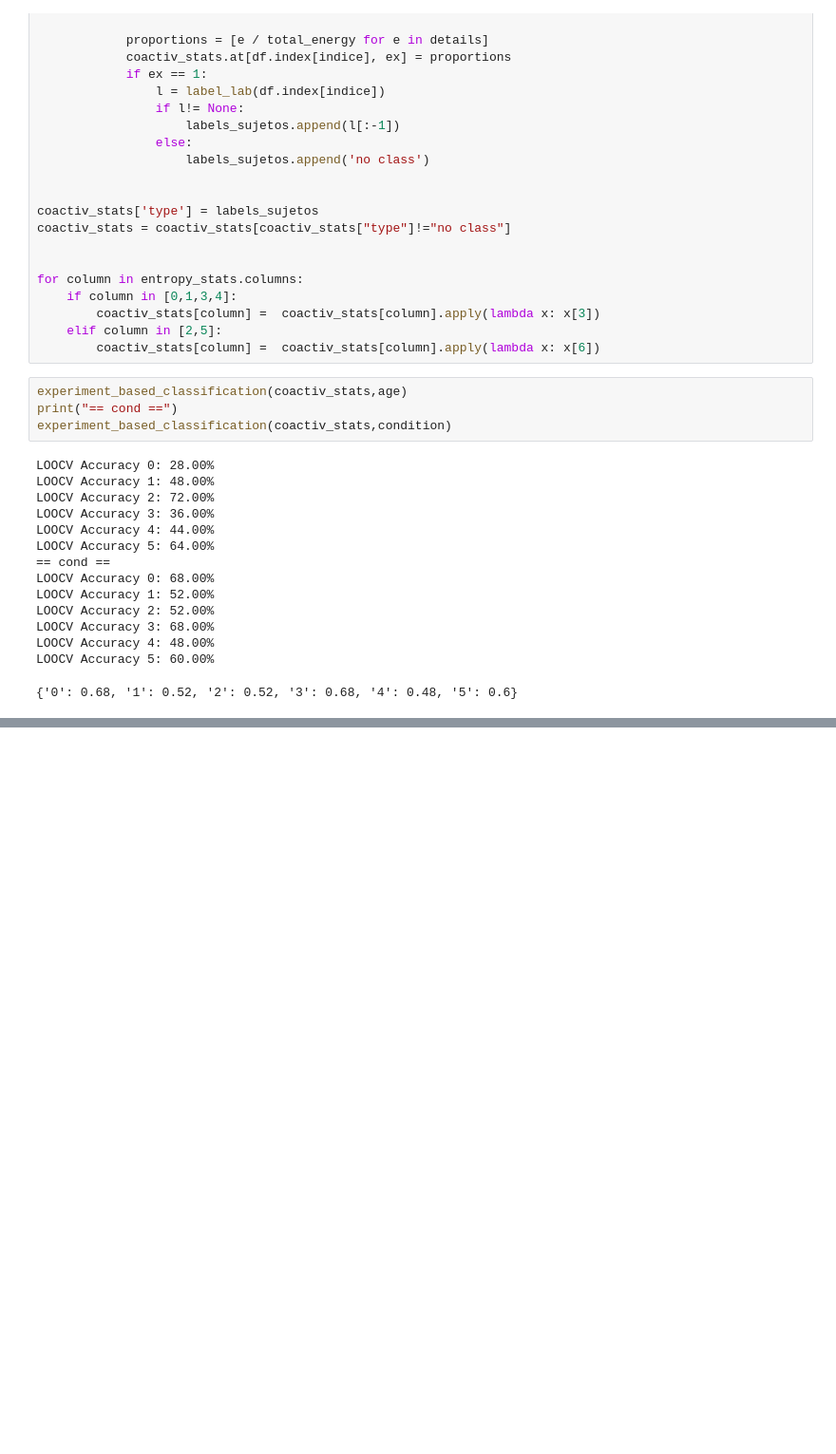
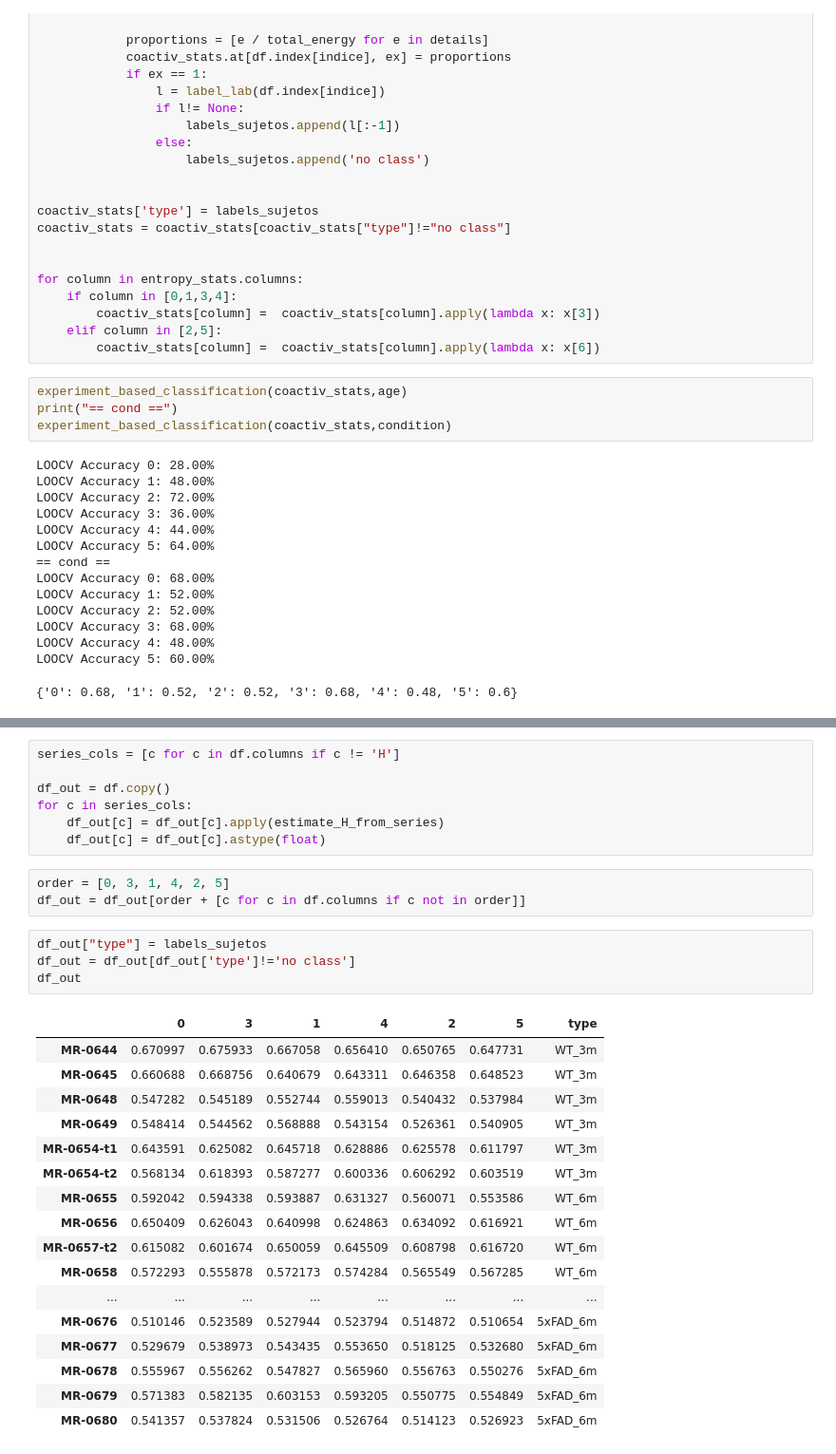
Before and after one commit to gustavo-cornejo/fbm_based_uERG_analysis, a Jupyter notebook: 1D_brownian_analyses/analyses.ipynb, the cells around one changed output, grey strips where cells are left out. Shown at 95% size. Drawn from its saved outputs; the diff is of its cells as text; blank space fills up the shorter version.

```diff
--- a/1D_brownian_analyses/analyses.ipynb
+++ b/1D_brownian_analyses/analyses.ipynb
@@ -301,0 +390,32 @@ LOOCV Accuracy 5: 60.00%
+# %%
+series_cols = [c for c in df.columns if c != 'H']
+
+df_out = df.copy()
+for c in series_cols:
+    df_out[c] = df_out[c].apply(estimate_H_from_series)
+    df_out[c] = df_out[c].astype(float)
+# %%
+order = [0, 3, 1, 4, 2, 5]
+df_out = df_out[order + [c for c in df.columns if c not in order]]
+# %%
+df_out["type"] = labels_sujetos
+df_out = df_out[df_out['type']!='no class']
+df_out
+# %% [output]
+|  | 0 | 3 | 1 | 4 | 2 | 5 | type |
+| MR-0644 | 0.670997 | 0.675933 | 0.667058 | 0.656410 | 0.650765 | 0.647731 | WT_3m |
+| MR-0645 | 0.660688 | 0.668756 | 0.640679 | 0.643311 | 0.646358 | 0.648523 | WT_3m |
+| MR-0648 | 0.547282 | 0.545189 | 0.552744 | 0.559013 | 0.540432 | 0.537984 | WT_3m |
+| MR-0649 | 0.548414 | 0.544562 | 0.568888 | 0.543154 | 0.526361 | 0.540905 | WT_3m |
+| MR-0654-t1 | 0.643591 | 0.625082 | 0.645718 | 0.628886 | 0.625578 | 0.611797 | WT_3m |
+| MR-0654-t2 | 0.568134 | 0.618393 | 0.587277 | 0.600336 | 0.606292 | 0.603519 | WT_3m |
+| MR-0655 | 0.592042 | 0.594338 | 0.593887 | 0.631327 | 0.560071 | 0.553586 | WT_6m |
+| MR-0656 | 0.650409 | 0.626043 | 0.640998 | 0.624863 | 0.634092 | 0.616921 | WT_6m |
+| MR-0657-t2 | 0.615082 | 0.601674 | 0.650059 | 0.645509 | 0.608798 | 0.616720 | WT_6m |
+| MR-0658 | 0.572293 | 0.555878 | 0.572173 | 0.574284 | 0.565549 | 0.567285 | WT_6m |
+| ... | ... | ... | ... | ... | ... | ... | ... |
+| MR-0676 | 0.510146 | 0.523589 | 0.527944 | 0.523794 | 0.514872 | 0.510654 | 5xFAD_6m |
+| MR-0677 | 0.529679 | 0.538973 | 0.543435 | 0.553650 | 0.518125 | 0.532680 | 5xFAD_6m |
+| MR-0678 | 0.555967 | 0.556262 | 0.547827 | 0.565960 | 0.556763 | 0.550276 | 5xFAD_6m |
+| MR-0679 | 0.571383 | 0.582135 | 0.603153 | 0.593205 | 0.550775 | 0.554849 | 5xFAD_6m |
+| MR-0680 | 0.541357 | 0.537824 | 0.531506 | 0.526764 | 0.514123 | 0.526923 | 5xFAD_6m |
```
Also changed, not shown: parts of 7 cells of this notebook, 2 other files.
